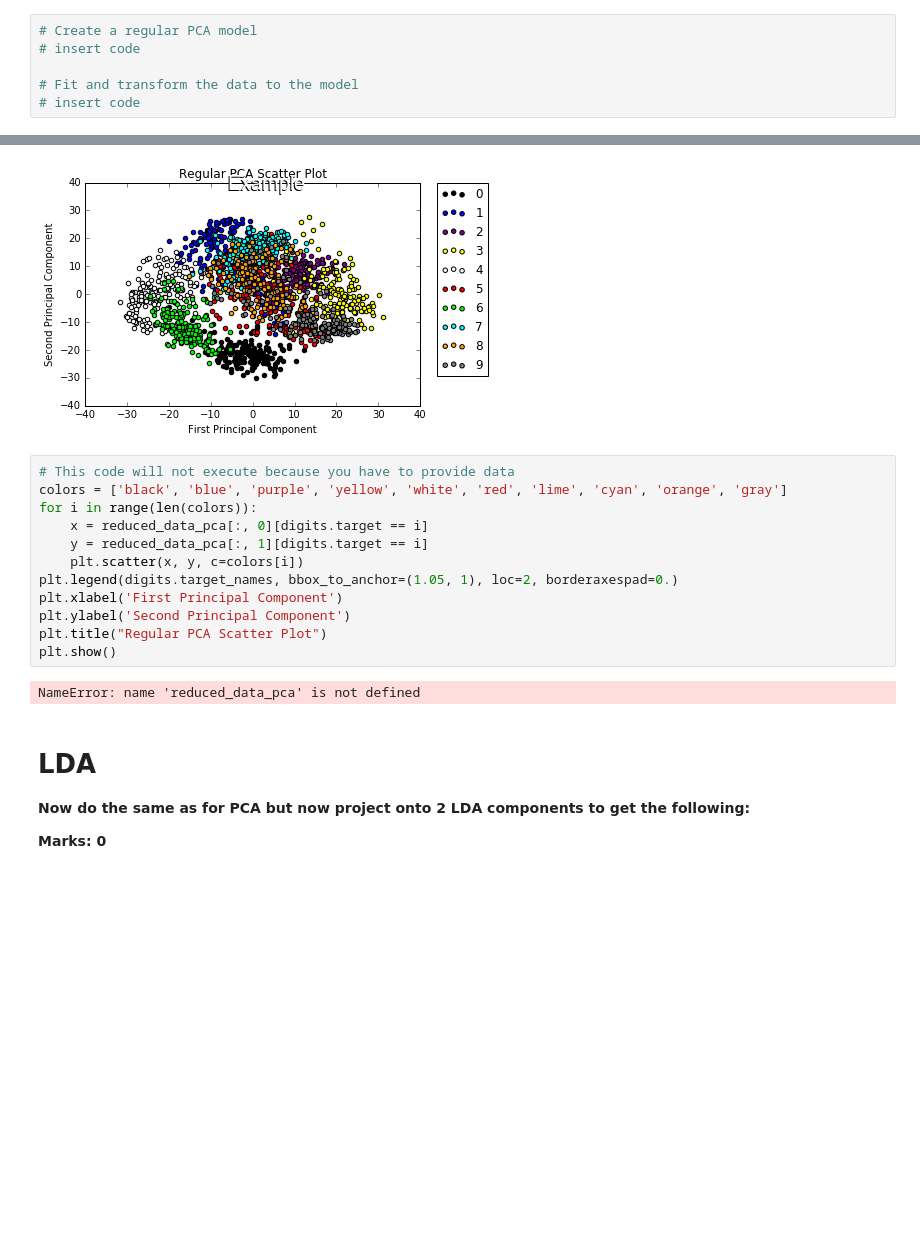
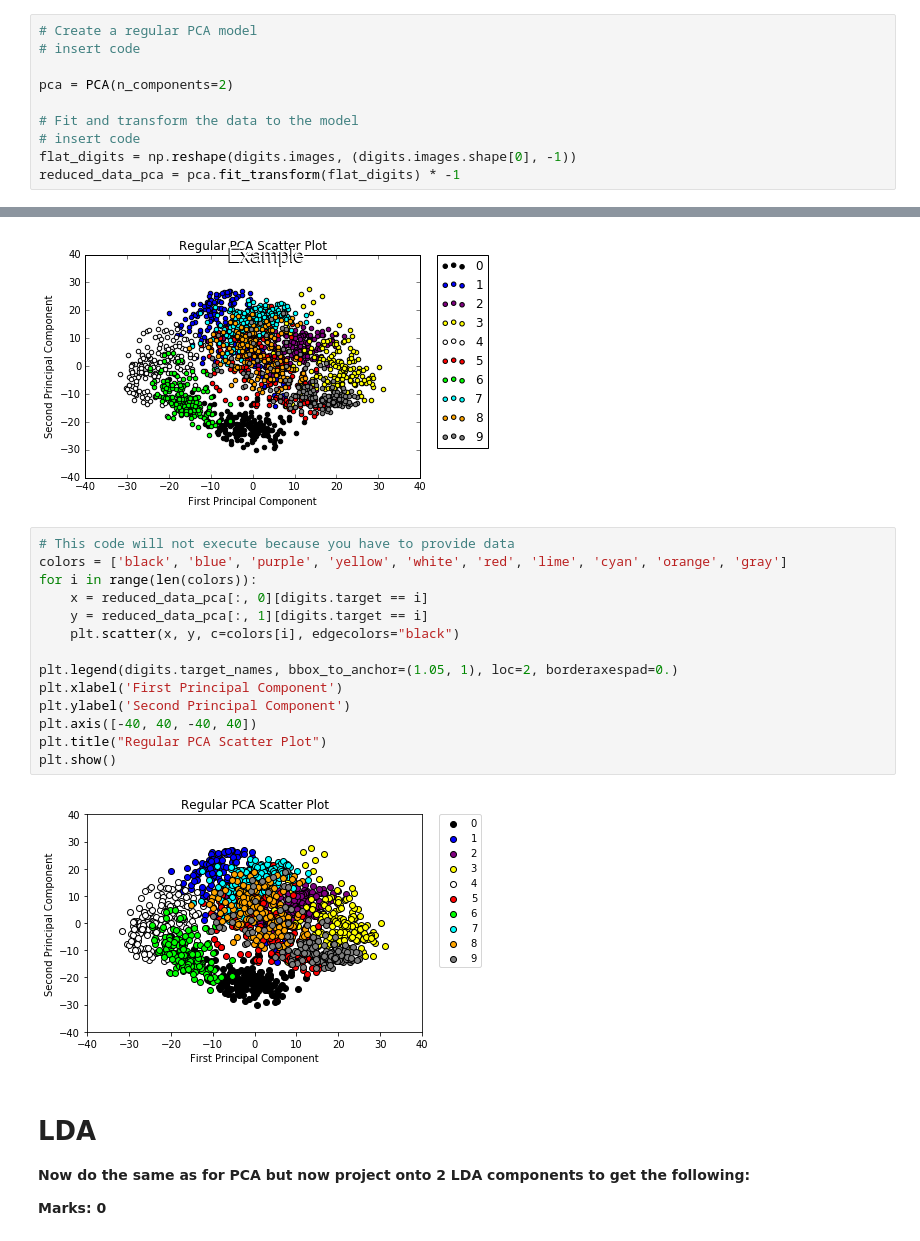
Before and after one commit to MHeymann/assign3rw315, a Jupyter notebook: assign3_resource.ipynb, the cells around one changed output, grey strips where cells are left out. Saved outputs shown, nothing was run; the diff lists cells and outputs as text; blank space fills up the shorter version.

```diff
--- a/assign3_resource.ipynb
+++ b/assign3_resource.ipynb
@@ -105,8 +137,12 @@ w_show_digits = interact(show_digits, k =(0, 1796))
 # Create a regular PCA model
 # insert code
 
+pca = PCA(n_components=2)
+
 # Fit and transform the data to the model
 # insert code
+flat_digits = np.reshape(digits.images, (digits.images.shape[0], -1))
+reduced_data_pca = pca.fit_transform(flat_digits) * -1
 # %% [markdown]
 Using the code in the following code cell (it will not run as is because you need to calculate reduced_data_pca in the code cell above), to find the following
 # %%
@@ -116,17 +152,19 @@ display(Image(filename='./wm_PCA.png'))
 # %%
 # This code will not execute because you have to provide data
 colors = ['black', 'blue', 'purple', 'yellow', 'white', 'red', 'lime', 'cyan', 'orange', 'gray']
 for i in range(len(colors)):
     x = reduced_data_pca[:, 0][digits.target == i]
     y = reduced_data_pca[:, 1][digits.target == i]
-    plt.scatter(x, y, c=colors[i])
+    plt.scatter(x, y, c=colors[i], edgecolors="black")
+
 plt.legend(digits.target_names, bbox_to_anchor=(1.05, 1), loc=2, borderaxespad=0.)
 plt.xlabel('First Principal Component')
 plt.ylabel('Second Principal Component')
+plt.axis([-40, 40, -40, 40])
 plt.title("Regular PCA Scatter Plot")
 plt.show()
 # %% [output]
-NameError: name 'reduced_data_pca' is not defined
+[figure, added]
 # %% [markdown]
 # LDA
 
```
Also changed, not shown: parts of 8 cells of this notebook.
